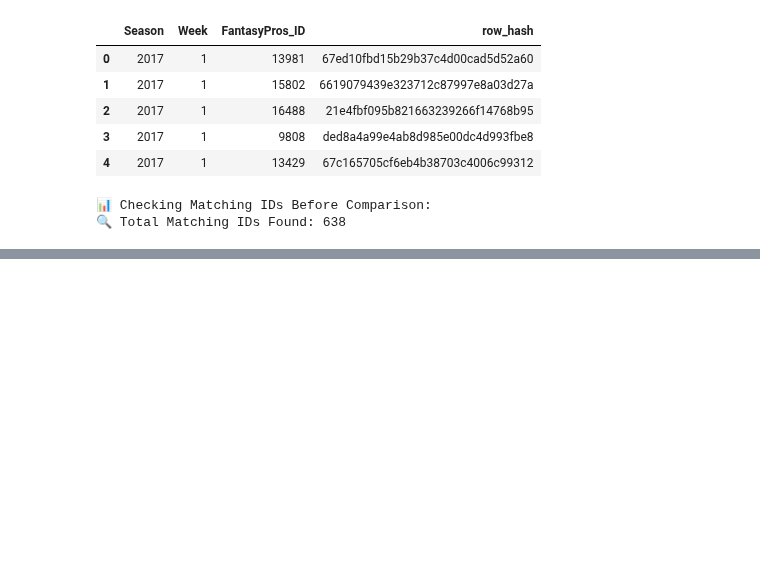
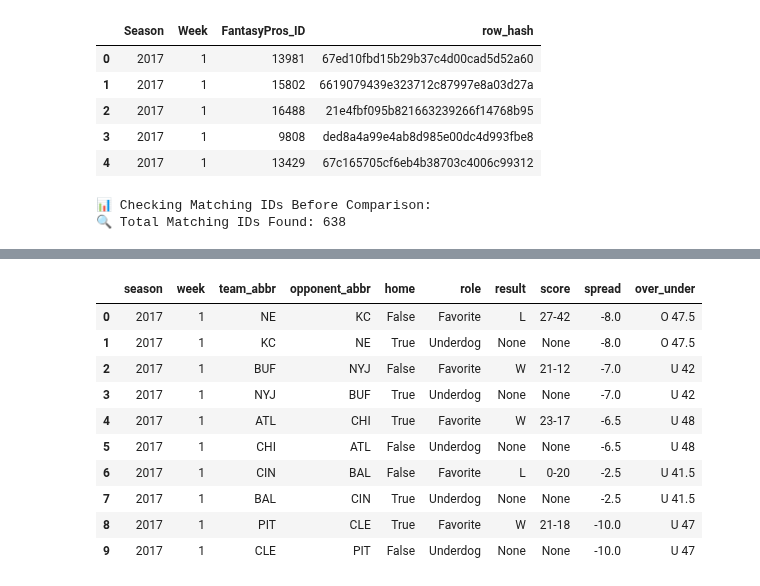
Before and after one commit to ARCtechmo/fanfav, a Jupyter notebook: wr_df.ipynb, the cells around one changed output, grey strips where cells are left out. Drawn from its saved outputs; the diff is of its cells as text; code cells hidden in the pictures; blank space fills up the shorter version.

Commit message:
complete nfl team odds and lines dataframe

```diff
--- a/wr_df.ipynb
+++ b/wr_df.ipynb
@@ -2789,0 +2490,16 @@ print(f"📊 Total rows: {tm_game_odds_regular_team_level.shape[0]}")
+# %%
+# extract all <tr> rows from the playoff table corresponding to each <h3> tag
+# output: a list of tuples: (season, [row1, row2, ..., rowN])
+
+# Extract playoff table rows from each <h3> tag
+playoff_table_rows = []
+
+for season, soup, tag in playoff_h3_tags:
+    print(f"📅 Extracting table rows for {season} playoffs...")
+
+    try:
+        table = tag.find_next('table')
+        rows = table.find('tbody').find_all('tr')
+        playoff_table_rows.append((season, rows))
+    except Exception as e:
+        print(f"⚠️ {season} - Failed to extract table rows: {e}")
@@ -2789,0 +2695,19 @@ print(f"📊 Total rows: {tm_game_odds_regular_team_level.shape[0]}")
+# %%
+# apply the correct team abbreviations and rename the dataframe
+# output: no output
+
+# Rename to final dataframe name for clarity
+tm_reg_playoffs_game_lines_odds = tm_game_odds_all_games.copy()
+
+# Apply full name and abbreviation corrections
+tm_reg_playoffs_game_lines_odds['team_abbr'] = (
+    tm_reg_playoffs_game_lines_odds['team_abbr']
+    .replace(full_name_to_abbr)
+    .replace(abbr_fix_map)
+)
+
+tm_reg_playoffs_game_lines_odds['opponent_abbr'] = (
+    tm_reg_playoffs_game_lines_odds['opponent_abbr']
+    .replace(full_name_to_abbr)
+    .replace(abbr_fix_map)
+)
@@ -2790,2 +2747,23 @@ print(f"📊 Total rows: {tm_game_odds_regular_team_level.shape[0]}")
+# %%
+# **** Final Dataframe of team odds ***
+
+# output: final dataframe of team odds and lines with the csv file
+# Save the file
+tm_reg_playoffs_game_lines_odds.to_csv("tm_reg_playoffs_game_lines_odds.csv", index=False)
+
+# Display the first 10 rows
+display(tm_reg_playoffs_game_lines_odds.head(10))
+# %% [output]
+|  | season | week | team_abbr | opponent_abbr | home | role | result | score | spread | over_under |
+| 0 | 2017 | 1 | NE | KC | False | Favorite | L | 27-42 | -8.0 | O 47.5 |
+| 1 | 2017 | 1 | KC | NE | True | Underdog | None | None | -8.0 | O 47.5 |
+| 2 | 2017 | 1 | BUF | NYJ | False | Favorite | W | 21-12 | -7.0 | U 42 |
+| 3 | 2017 | 1 | NYJ | BUF | True | Underdog | None | None | -7.0 | U 42 |
+| 4 | 2017 | 1 | ATL | CHI | True | Favorite | W | 23-17 | -6.5 | U 48 |
+| 5 | 2017 | 1 | CHI | ATL | False | Underdog | None | None | -6.5 | U 48 |
+| 6 | 2017 | 1 | CIN | BAL | False | Favorite | L | 0-20 | -2.5 | U 41.5 |
+| 7 | 2017 | 1 | BAL | CIN | True | Underdog | None | None | -2.5 | U 41.5 |
+| 8 | 2017 | 1 | PIT | CLE | True | Favorite | W | 21-18 | -10.0 | U 47 |
+| 9 | 2017 | 1 | CLE | PIT | False | Underdog | None | None | -10.0 | U 47 |
 # %%
 ## End: webscraping sportsoddshistory betting lines data ###
```
Also changed, not shown: parts of 33 cells of this notebook.
